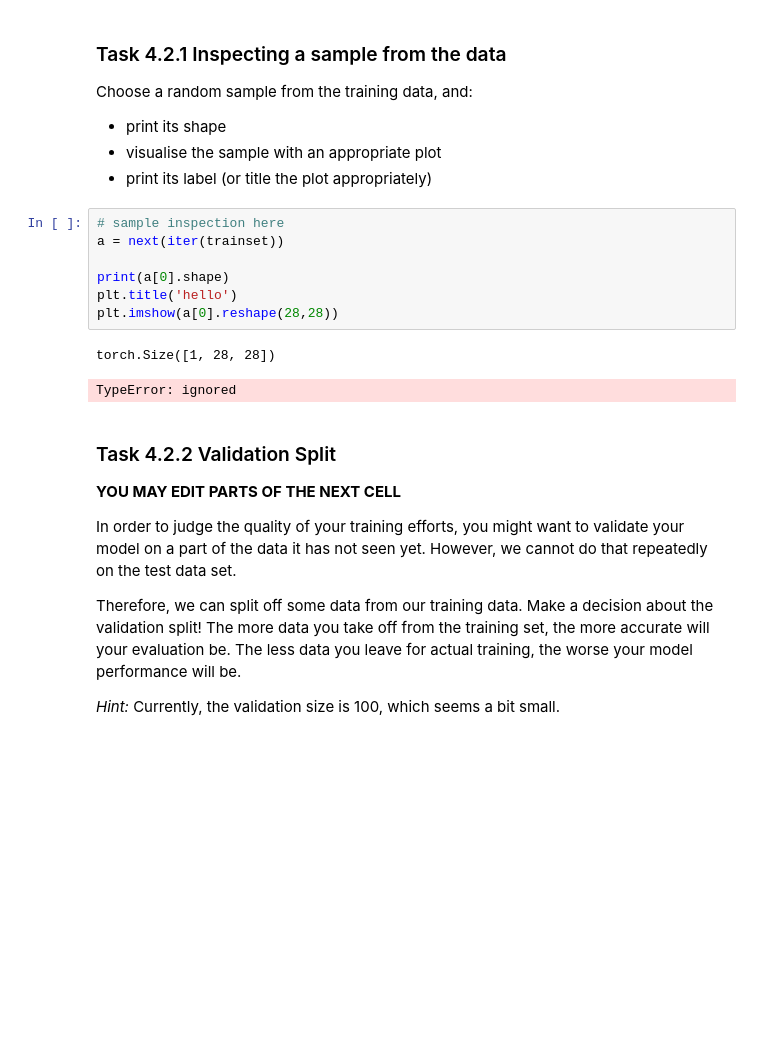
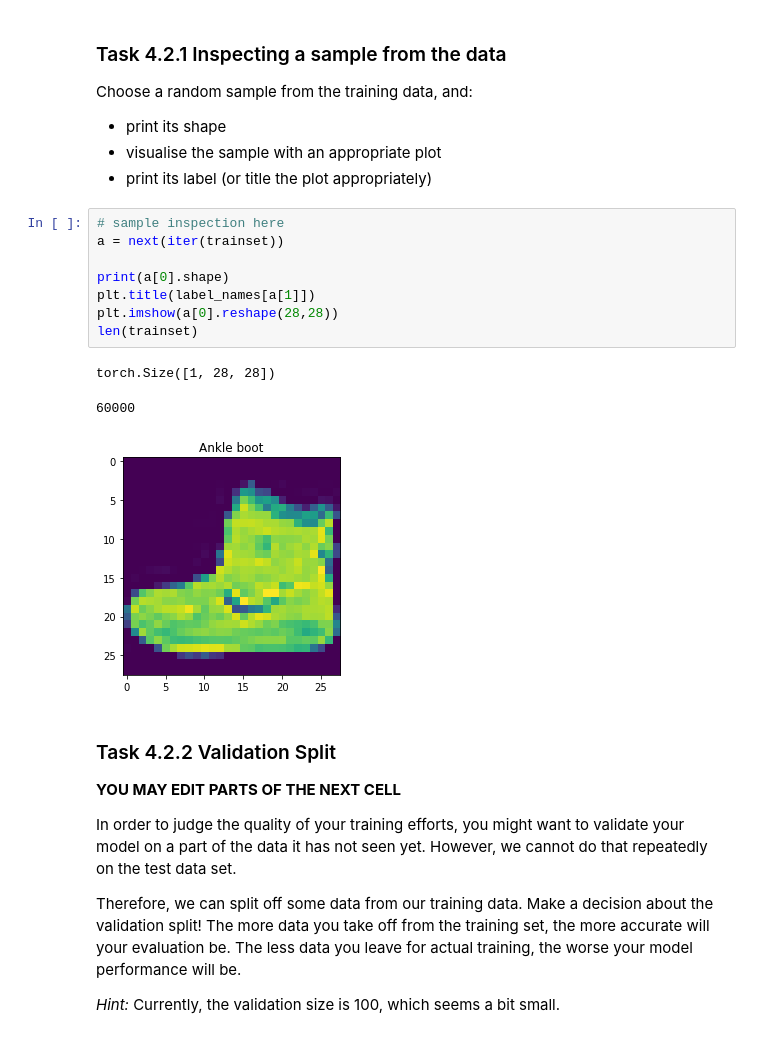
Before and after one commit to joe-hannes/DAIS, a Jupyter notebook: week4/FMSSVRC.ipynb, the cells around one changed output. Drawn from its saved outputs; the diff is of its cells as text; blank space fills up the shorter version.

```diff
--- a/week4/FMSSVRC.ipynb
+++ b/week4/FMSSVRC.ipynb
@@ -70,13 +52,15 @@ Choose a random sample from the training data, and:
 # %%
 # sample inspection here
 a = next(iter(trainset))
 
 print(a[0].shape)
-plt.title('hello')
+plt.title(label_names[a[1]])
 plt.imshow(a[0].reshape(28,28))
+len(trainset)
 # %% [output]
 torch.Size([1, 28, 28])
-TypeError: ignored
+60000
+[figure, added]
 # %% [markdown]
 ### Task 4.2.2 Validation Split
 
```
Also changed, not shown: parts of 8 cells of this notebook.
